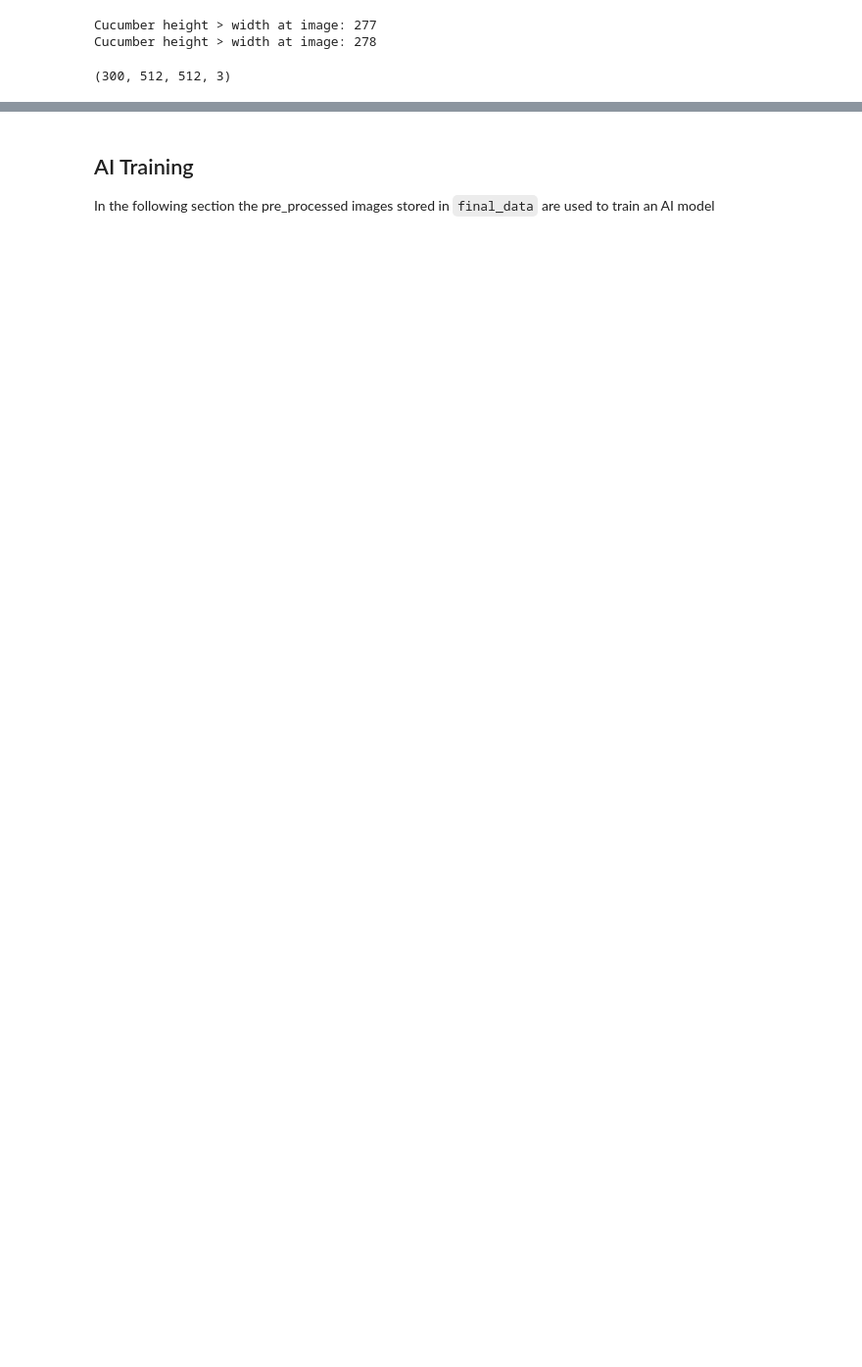
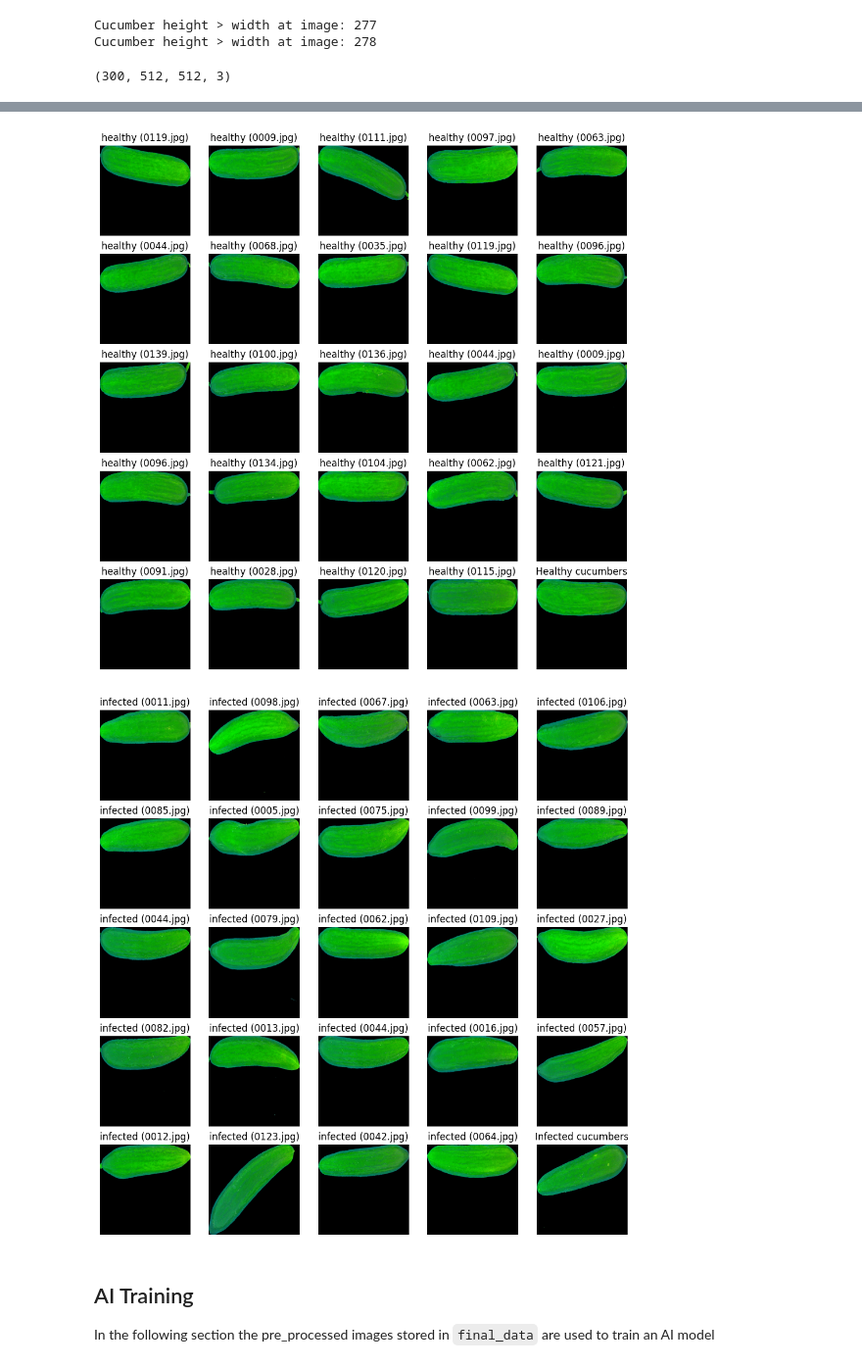
Before and after one commit to Niklas-Mezynski/fontys-cucumber-disease-ai-model, a Jupyter notebook: img_pre_processing_final_procedure.ipynb, the cells around one changed output, grey strips where cells are left out. Shown at 98% size. Cells and saved outputs as stored; diff of their text form; code cells hidden in the pictures; blank space fills up the shorter version.

```diff
--- a/img_pre_processing_final_procedure.ipynb
+++ b/img_pre_processing_final_procedure.ipynb
@@ -385,7 +386,7 @@ for (idx, image) in enumerate(images):
 
 
 final_data = np.array(final_data)
-final_data = final_data.astype('float32') / 255
+# final_data = final_data.astype('float32') / 255
 final_data.shape
 # %% [output]
 Cucumber height > width at image: 277
@@ -415,3 +416,36 @@ Name: 153, dtype: object
+# %%
+plt.figure(figsize=(12,12))
+
+for i in range(25):
+    rand_idx = random.randint(0, (images.shape[0] / 2) - 10)
+    # rand_idx = rand + i
+    # rand_idx = 25 + i
+    ax = plt.subplot(5, 5, i + 1)
+
+    plt.imshow(final_data[rand_idx])
+    path = img_paths[rand_idx].split(os.sep)[-1]
+    plt.title(f"{classes[labels[rand_idx]]} ({path})")
+    plt.axis("off")
+plt.title("Healthy cucumbers")
+plt.show()
+
+plt.figure(figsize=(12, 12))
+
+for i in range(25):
+    rand_idx = random.randint((images.shape[0] / 2)+ 10, (images.shape[0] - 1))
+    # rand_idx = rand + i
+    # rand_idx = 25 + i
+    ax = plt.subplot(5, 5, i + 1)
+
+    plt.imshow(final_data[rand_idx])
+    path = img_paths[rand_idx].split(os.sep)[-1]
+    plt.title(f"{classes[labels[rand_idx]]} ({path})")
+    plt.axis("off")
+plt.title("Infected cucumbers")
+plt.show()
+# %% [output]
+[figure, added]
+[figure, added]
 # %% [markdown]
 ## AI Training
 In the following section the pre_processed images stored in `final_data` are used to train an AI model
```
Also changed, not shown: parts of 10 cells of this notebook.
